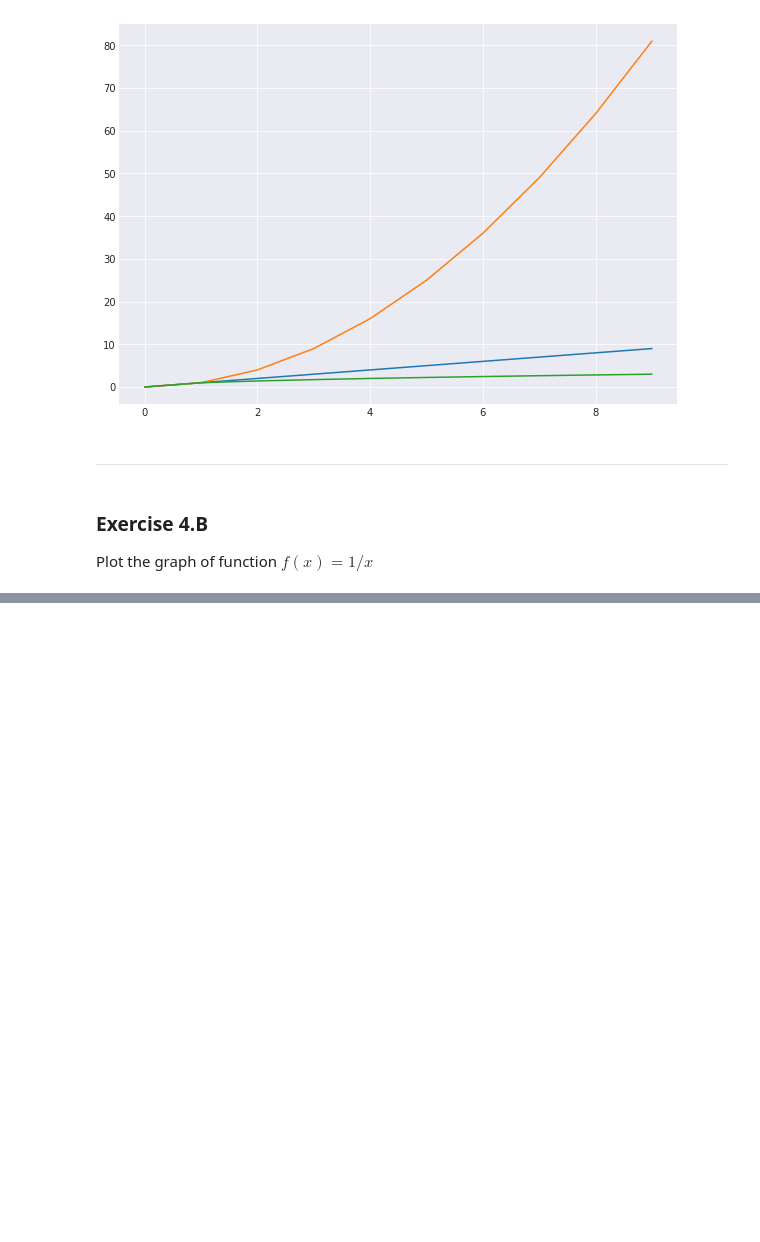
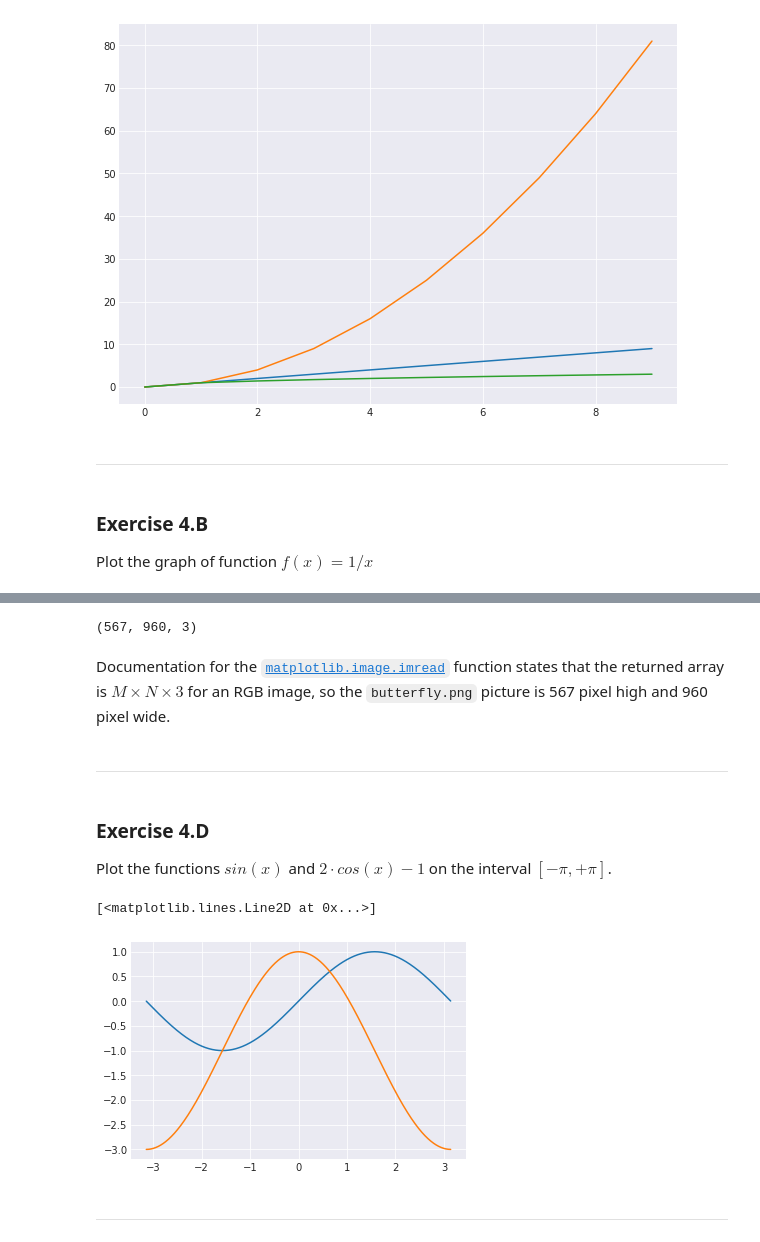
Before and after one commit to riccardomurri/python-for-science-intro, a Jupyter notebook: solutions/04-numpy.ipynb, the cells around one changed output, grey strips where cells are left out. Cells and saved outputs as stored; diff of their text form; code cells hidden in the pictures; blank space fills up the shorter version.

Commit message:
Final revision of part 04 and exercises.

```diff
--- a/solutions/04-numpy.ipynb
+++ b/solutions/04-numpy.ipynb
@@ -110,0 +121,34 @@ plt.plot(x, y)
+# %%
+# load the butterfly picture
+from matplotlib.image import imread
+img1 = imread('butterfly.png')
+
+# `.shape` is the size of the array in each dimension
+print(img1.shape)
+# %% [output]
+(567, 960, 3)
+# %% [markdown]
+Documentation for the [`matplotlib.image.imread`](https://matplotlib.org/api/_as_gen/matplotlib.pyplot.imread.html) function states that the returned array is $M \times N \times 3$ for an RGB image, so the `butterfly.png` picture is 567 pixel high and 960 pixel wide.
+# %% [markdown]
+----
+# %% [markdown]
+### Exercise 4.D
+
+Plot the functions $sin(x)$ and $2 \cdot cos(x) - 1$ on the interval $[-\pi, +\pi]$.
+# %%
+# the x-axis interval
+x = np.arange(-np.pi, +np.pi, 0.01)
+
+# use "broadcasting" to compute the y-values
+y1 = np.sin(x)
+y2 = 2*np.cos(x) - 1
+
+# plot!
+fig, ax = plt.subplots()
+ax.plot(x, y1)
+ax.plot(x, y2)
+# %% [output]
+[<matplotlib.lines.Line2D at 0x...>]
+[figure, added]
+# %% [markdown]
+----
```
Also changed, not shown: parts of 17 cells of this notebook, 2 other files.
